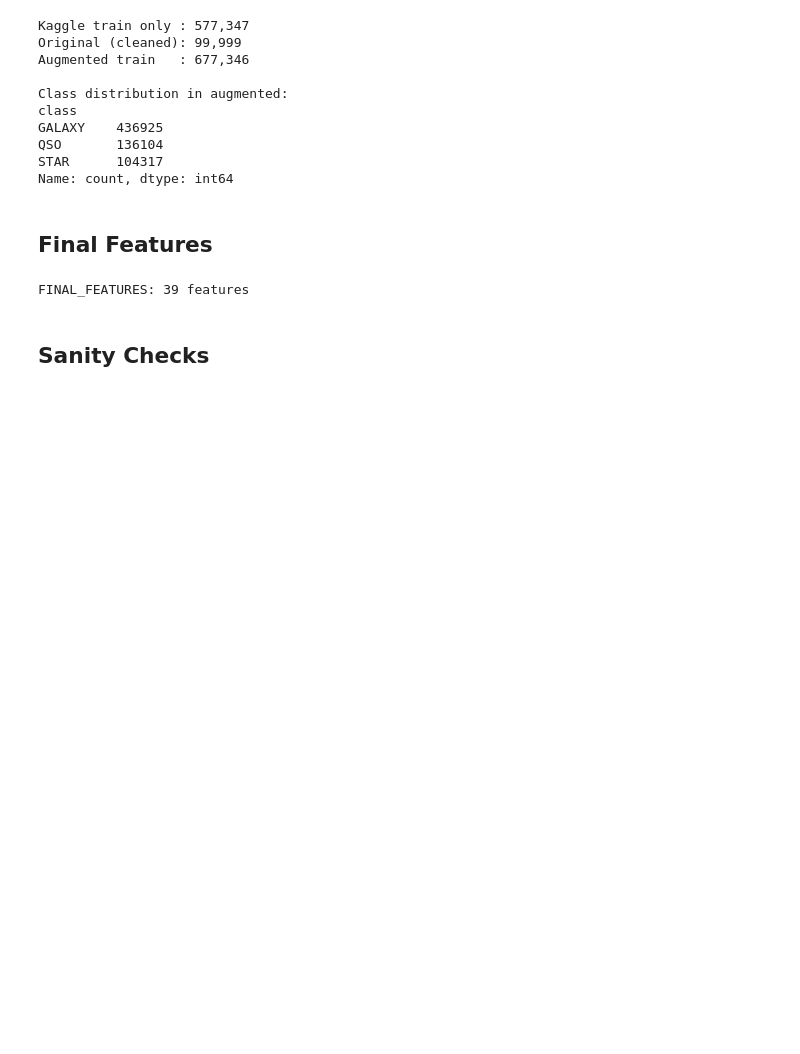
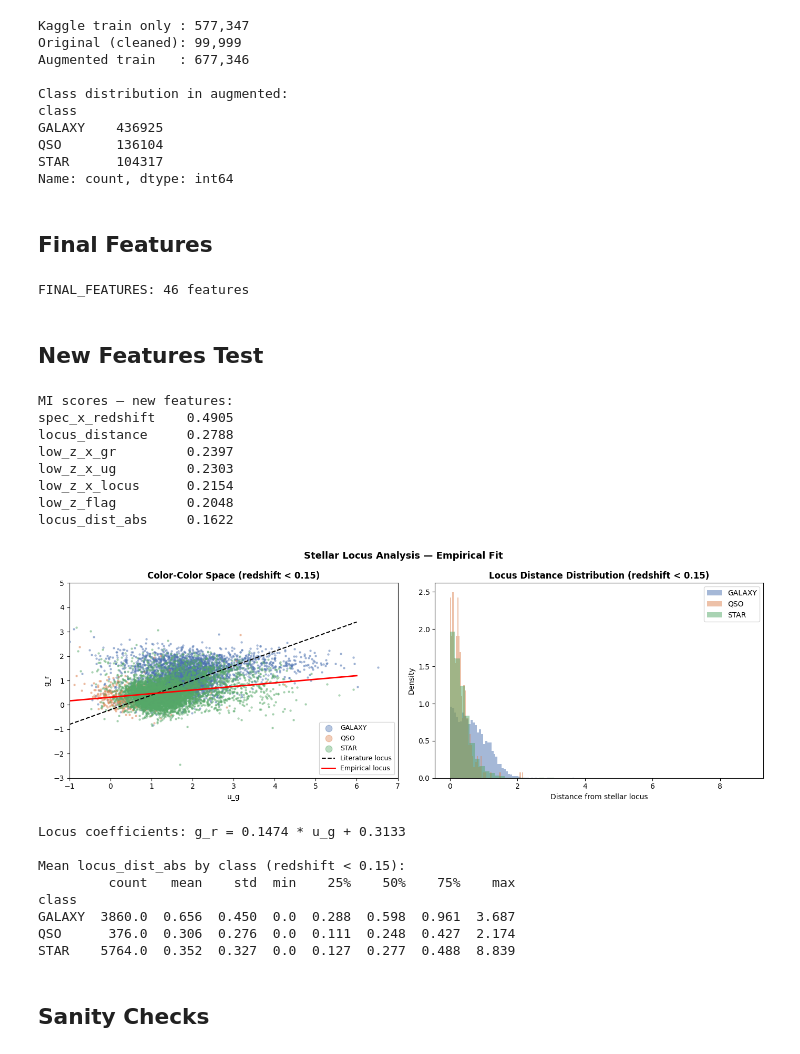
Before and after one commit to 23f2001942/KaggleCompetitions, a Jupyter notebook: Predict Stellar Class.ipynb, the cells around one changed output. Drawn from its saved outputs; the diff is of its cells as text; code cells hidden in the pictures; blank space fills up the shorter version.

Commit message:
Kaggle Notebook | Predict Stellar Class | Version 4

```diff
--- a/Predict Stellar Class.ipynb
+++ b/Predict Stellar Class.ipynb
@@ -162,6 +172,11 @@ print('Ordinal map:', st_ordinal_map)
 
 for df in [train, test]:
     df['spectral_type_ord'] = df['spectral_type'].map(st_ordinal_map)
+
+# spec_x_redshift needs spectral_type_ord — so computed here, not in engineer_features
+for df in [train, test]:
+    df['spec_x_redshift'] = df['spectral_type_ord'] * df['log1p_redshift']
+original_clean['spec_x_redshift'] = np.nan
 
 # Apply same map to original_clean (NaN for any unseen values)
 original_clean['spectral_type_ord'] = original_clean.get(
@@ -303,10 +318,80 @@ FINAL_FEATURES = [
     'spectral_type_ord', 'galaxy_pop_bin', 'spec_gpop_enc',
     'spec_target_galaxy', 'spec_target_qso', 'spec_target_star',
     'gpop_target_galaxy', 'gpop_target_qso', 'gpop_target_star',
+    'locus_distance', 'locus_dist_abs', 'spec_x_redshift',
+    'low_z_flag', 'low_z_x_gr', 'low_z_x_ug', 'low_z_x_locus',
 ]
 print(f'FINAL_FEATURES: {len(FINAL_FEATURES)} features')
 # %% [output]
-FINAL_FEATURES: 39 features
+FINAL_FEATURES: 46 features
+# %% [markdown]
+## New Features Test
+# %%
+y_check = LabelEncoder().fit_transform(train['class'])
+
+new_feats = ['locus_distance', 'locus_dist_abs', 'spec_x_redshift',
+             'low_z_flag', 'low_z_x_gr', 'low_z_x_ug', 'low_z_x_locus']
+
+mi_new = mutual_info_classif(train[new_feats].fillna(0), y_check, random_state=42)
+mi_new_s = pd.Series(mi_new, index=new_feats).sort_values(ascending=False)
+
+print('MI scores — new features:')
+print(mi_new_s.round(4).to_string())
+
+# Visualise empirical locus vs literature
+low_z = train[train['redshift'] < 0.15].sample(
+    min(10000, (train['redshift'] < 0.15).sum()), random_state=42
+)
+
+fig, axes = plt.subplots(1, 2, figsize=(14, 5))
+
+ax = axes[0]
+for cls in CLASS_ORDER:
+    sub = low_z[low_z['class'] == cls]
+    ax.scatter(sub['u_g'], sub['g_r'], s=5, alpha=0.4,
+               color=CLASS_COLORS[cls], label=cls)
+ug_range = np.linspace(-1, 6, 100)
+ax.plot(ug_range, 0.60 * ug_range - 0.20, 'k--', lw=1.5, label='Literature locus')
+ax.plot(ug_range, LOCUS_A * ug_range + LOCUS_B, 'r-', lw=2, label='Empirical locus')
+ax.set_xlabel('u_g'); ax.set_ylabel('g_r')
+ax.set_title('Color-Color Space (redshift < 0.15)', fontweight='bold')
+ax.legend(markerscale=4, fontsize=9)
+ax.set_xlim(-1, 7); ax.set_ylim(-3, 5)
+
+ax = axes[1]
+for cls in CLASS_ORDER:
+    sub = low_z[low_z['class'] == cls]
+    ax.hist(sub['locus_dist_abs'], bins=60, alpha=0.5,
+            color=CLASS_COLORS[cls], density=True, label=cls)
+ax.set_xlabel('Distance from stellar locus')
+ax.set_ylabel('Density')
+ax.set_title('Locus Distance Distribution (redshift < 0.15)', fontweight='bold')
+ax.legend()
+
+plt.suptitle('Stellar Locus Analysis — Empirical Fit', fontsize=13, fontweight='bold')
+plt.tight_layout(); plt.show()
+
+print(f'\nLocus coefficients: g_r = {LOCUS_A:.4f} * u_g + {LOCUS_B:.4f}')
+print('\nMean locus_dist_abs by class (redshift < 0.15):')
+print(low_z.groupby('class')['locus_dist_abs'].describe().round(3).to_string())
+# %% [output]
+MI scores — new features:
+spec_x_redshift    0.4905
+locus_distance     0.2788
+low_z_x_gr         0.2397
+low_z_x_ug         0.2303
+low_z_x_locus      0.2154
+low_z_flag         0.2048
+locus_dist_abs     0.1622
+[figure, added]
+Locus coefficients: g_r = 0.1474 * u_g + 0.3133
+
+Mean locus_dist_abs by class (redshift < 0.15):
+         count   mean    std  min    25%    50%    75%    max
+class
+GALAXY  3860.0  0.656  0.450  0.0  0.288  0.598  0.961  3.687
+QSO      376.0  0.306  0.276  0.0  0.111  0.248  0.427  2.174
+STAR    5764.0  0.352  0.327  0.0  0.127  0.277  0.488  8.839
 # %% [markdown]
 ## Sanity Checks
 # %%
```
Also changed, not shown: parts of 9 cells of this notebook.
